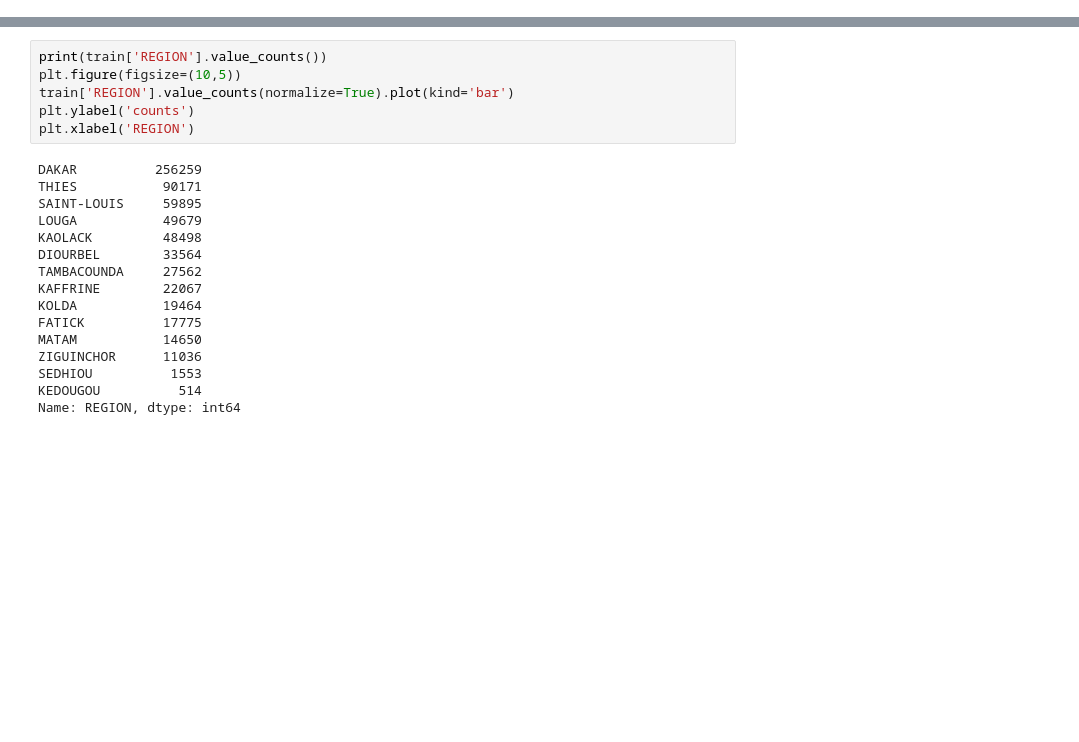
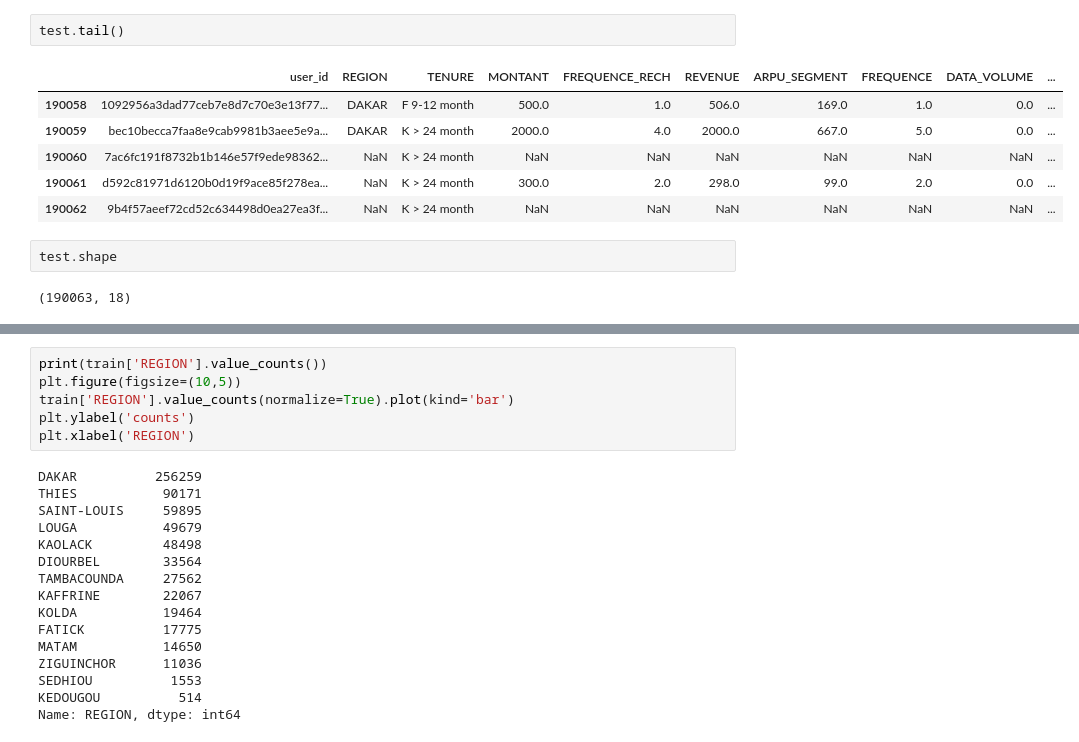
Before and after one commit to elvis-darko/Team_Zurich_Capstone_Project, a Jupyter notebook: Assets/dev/customer_churn_predict_TeamZurich.ipynb, the cells around one changed output, grey strips where cells are left out. Cells and saved outputs as stored; diff of their text form; blank space fills up the shorter version.

```diff
--- a/Assets/dev/customer_churn_predict_TeamZurich.ipynb
+++ b/Assets/dev/customer_churn_predict_TeamZurich.ipynb
@@ -230,0 +83,13 @@ There are no duplicates in the test data
+# %%
+test.tail()
+# %% [output]
+|  | user_id | REGION | TENURE | MONTANT | FREQUENCE_RECH | REVENUE | ARPU_SEGMENT | FREQUENCE | DATA_VOLUME | ... |
+| 190058 | 1092956a3dad77ceb7e8d7c70e3e13f77... | DAKAR | F 9-12 month | 500.0 | 1.0 | 506.0 | 169.0 | 1.0 | 0.0 | ... |
+| 190059 | bec10becca7faa8e9cab9981b3aee5e9a... | DAKAR | K > 24 month | 2000.0 | 4.0 | 2000.0 | 667.0 | 5.0 | 0.0 | ... |
+| 190060 | 7ac6fc191f8732b1b146e57f9ede98362... | NaN | K > 24 month | NaN | NaN | NaN | NaN | NaN | NaN | ... |
+| 190061 | d592c81971d6120b0d19f9ace85f278ea... | NaN | K > 24 month | 300.0 | 2.0 | 298.0 | 99.0 | 2.0 | 0.0 | ... |
+| 190062 | 9b4f57aeef72cd52c634498d0ea27ea3f... | NaN | K > 24 month | NaN | NaN | NaN | NaN | NaN | NaN | ... |
+# %%
+test.shape
+# %% [output]
+(190063, 18)
```
Also changed, not shown: parts of 33 cells of this notebook.
